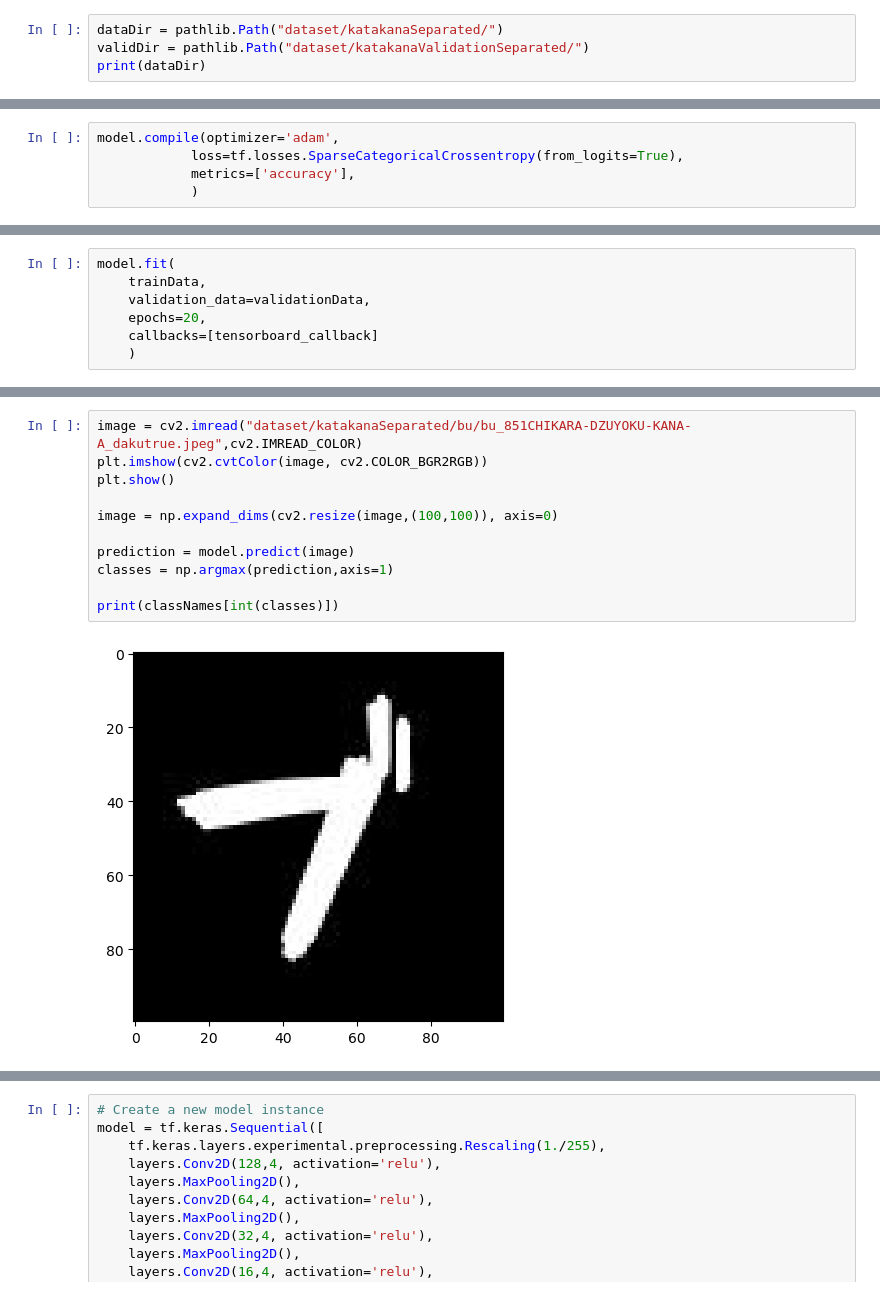
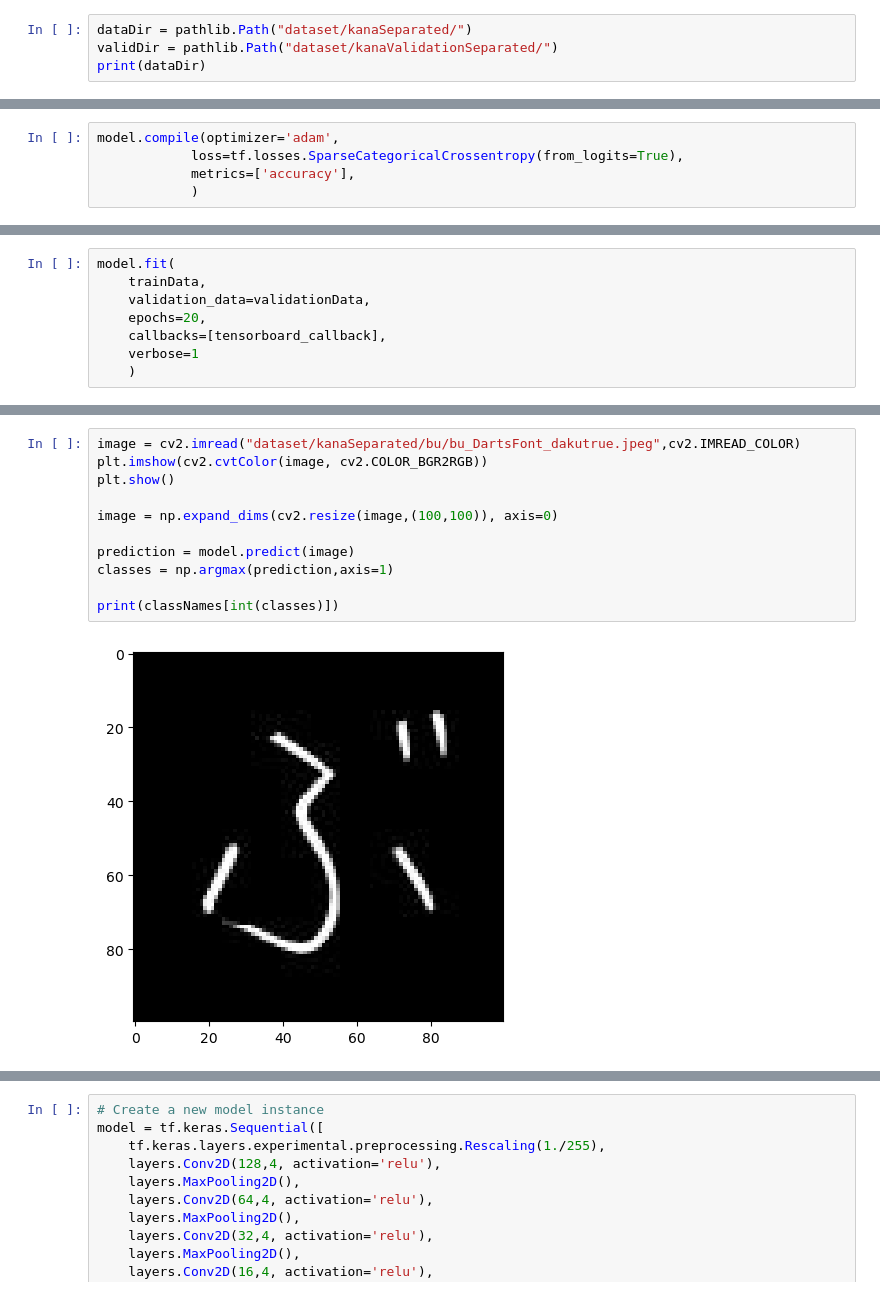
Before and after one commit to Newbyl/KanaReader, a Jupyter notebook: kanaReader.ipynb, the cells around one changed output, grey strips where cells are left out. Saved outputs shown, nothing was run; the diff lists cells and outputs as text.

```diff
--- a/kanaReader.ipynb
+++ b/kanaReader.ipynb
@@ -51,7 +51,7 @@ plt.show()
 (40, 40)
 [figure]
 # %%
-dataDir = pathlib.Path("dataset/katakanaSeparated/")
-validDir = pathlib.Path("dataset/katakanaValidationSeparated/")
+dataDir = pathlib.Path("dataset/kanaSeparated/")
+validDir = pathlib.Path("dataset/kanaValidationSeparated/")
 print(dataDir)
 # %% [output]
@@ -141,7 +142,8 @@ model.fit(
     trainData,
     validation_data=validationData,
     epochs=20,
-    callbacks=[tensorboard_callback]
+    callbacks=[tensorboard_callback],
+    verbose=1
     )
 # %% [output]
 WARNING:tensorflow:Model failed to serialize as JSON. Ignoring...
@@ -185,13 +206,13 @@ Epoch 20/20
 # %%
-image = cv2.imread("dataset/katakanaSeparated/bu/bu_851CHIKARA-DZUYOKU-KANA-A_dakutrue.jpeg",cv2.IMREAD_COLOR)
+image = cv2.imread("dataset/kanaSeparated/bu/bu_DartsFont_dakutrue.jpeg",cv2.IMREAD_COLOR)
 plt.imshow(cv2.cvtColor(image, cv2.COLOR_BGR2RGB))
 plt.show()
 
 image = np.expand_dims(cv2.resize(image,(100,100)), axis=0)
 
 prediction = model.predict(image)
 classes = np.argmax(prediction,axis=1)
 
 print(classNames[int(classes)])
 # %% [output]
-[figure, old version]
+[figure, new version]
```
Also changed, not shown: parts of 8 cells of this notebook, 9 other files.
